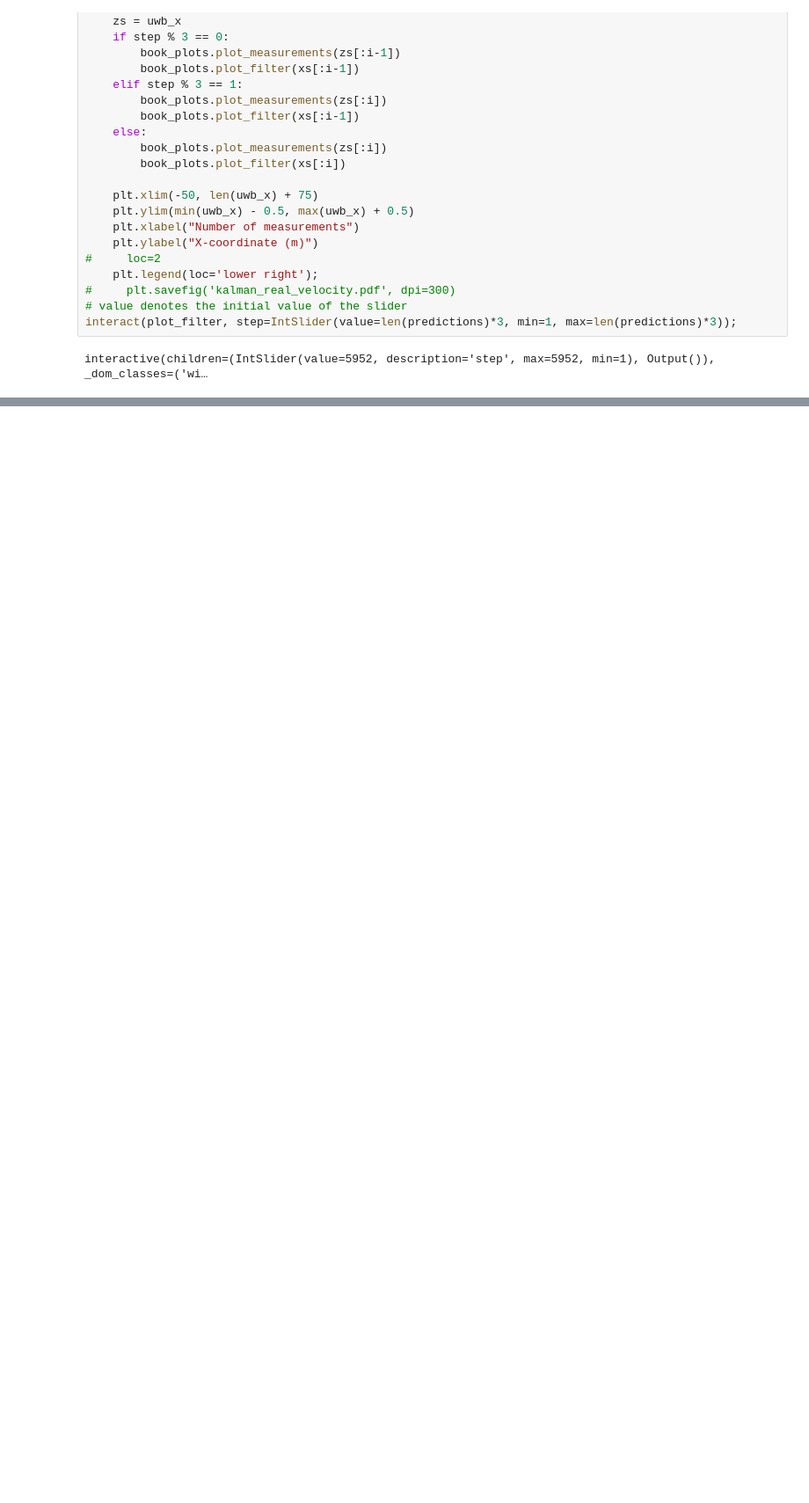
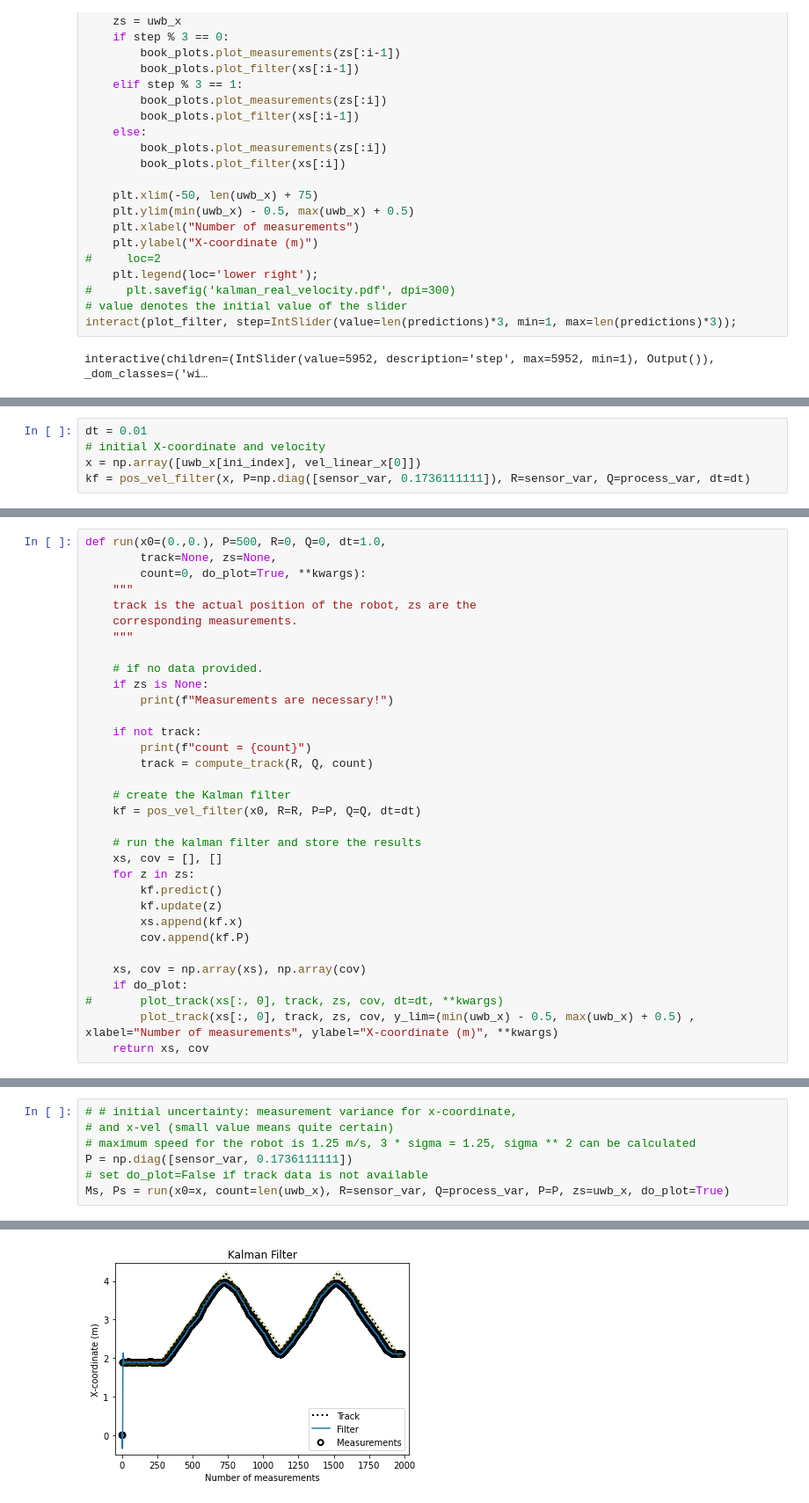
Before and after one commit to 850075610/sensor-fusion, a Jupyter notebook: integrating-uwb/round move/KF/Kalman Filter.ipynb, the cells around one changed output, grey strips where cells are left out. Shown: that part at 88% size. Cells and saved outputs as stored; diff of their text form; blank space fills up the shorter version.

Commit message:
Updated one dimensional kalman filter with smoothing result

```diff
--- a/integrating-uwb/round move/KF/Kalman Filter.ipynb
+++ b/integrating-uwb/round move/KF/Kalman Filter.ipynb
@@ -127,0 +173,5 @@ interactive(children=(IntSlider(value=5952, description='step', max=5952, min=1)
+# %%
+dt = 0.01
+# initial X-coordinate and velocity
+x = np.array([uwb_x[ini_index], vel_linear_x[0]])
+kf = pos_vel_filter(x, P=np.diag([sensor_var, 0.1736111111]), R=sensor_var, Q=process_var, dt=dt)
@@ -127,0 +275,33 @@ interactive(children=(IntSlider(value=5952, description='step', max=5952, min=1)
+# %%
+def run(x0=(0.,0.), P=500, R=0, Q=0, dt=1.0,
+        track=None, zs=None,
+        count=0, do_plot=True, **kwargs):
+    """
+    track is the actual position of the robot, zs are the
+    corresponding measurements.
+    """
+
+    # if no data provided.
+    if zs is None:
+        print(f"Measurements are necessary!")
+
+    if not track:
+        print(f"count = {count}")
+        track = compute_track(R, Q, count)
+
+    # create the Kalman filter
+    kf = pos_vel_filter(x0, R=R, P=P, Q=Q, dt=dt)
+
+    # run the kalman filter and store the results
+    xs, cov = [], []
+    for z in zs:
+        kf.predict()
+        kf.update(z)
+        xs.append(kf.x)
+        cov.append(kf.P)
+
+    xs, cov = np.array(xs), np.array(cov)
+    if do_plot:
+#       plot_track(xs[:, 0], track, zs, cov, dt=dt, **kwargs)
+        plot_track(xs[:, 0], track, zs, cov, y_lim=(min(uwb_x) - 0.5, max(uwb_x) + 0.5) , xlabel="Number of measurements", ylabel="X-coordinate (m)", **kwargs)
+    return xs, cov
@@ -127,0 +312,8 @@ interactive(children=(IntSlider(value=5952, description='step', max=5952, min=1)
+# %%
+# # initial uncertainty: measurement variance for x-coordinate,
+# and x-vel (small value means quite certain)
+# maximum speed for the robot is 1.25 m/s, 3 * sigma = 1.25, sigma ** 2 can be calculated
+P = np.diag([sensor_var, 0.1736111111])
+# set do_plot=False if track data is not available
+Ms, Ps = run(x0=x, count=len(uwb_x), R=sensor_var, Q=process_var, P=P, zs=uwb_x, do_plot=True)
+# %% [output]
@@ -127,0 +321 @@ interactive(children=(IntSlider(value=5952, description='step', max=5952, min=1)
+[figure, added]
```
Also changed, not shown: parts of 28 cells of this notebook, 2 other files.
